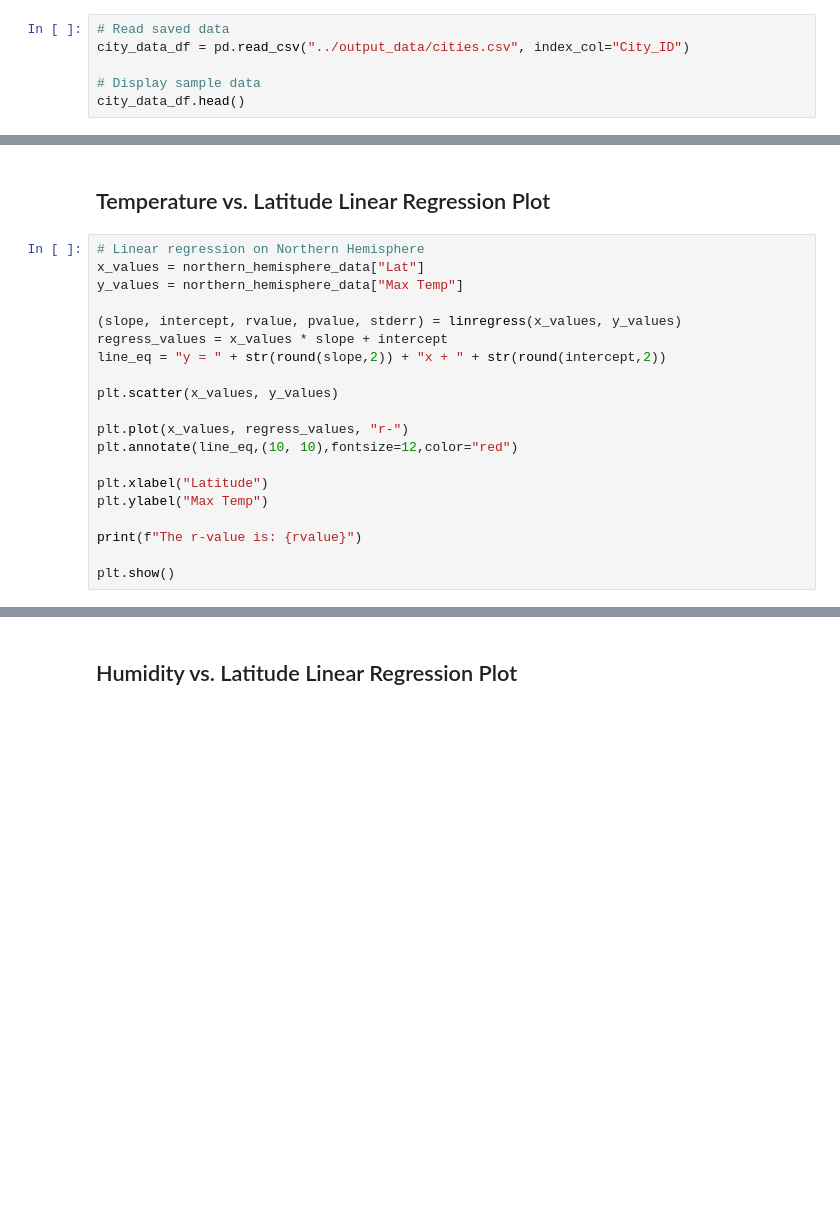
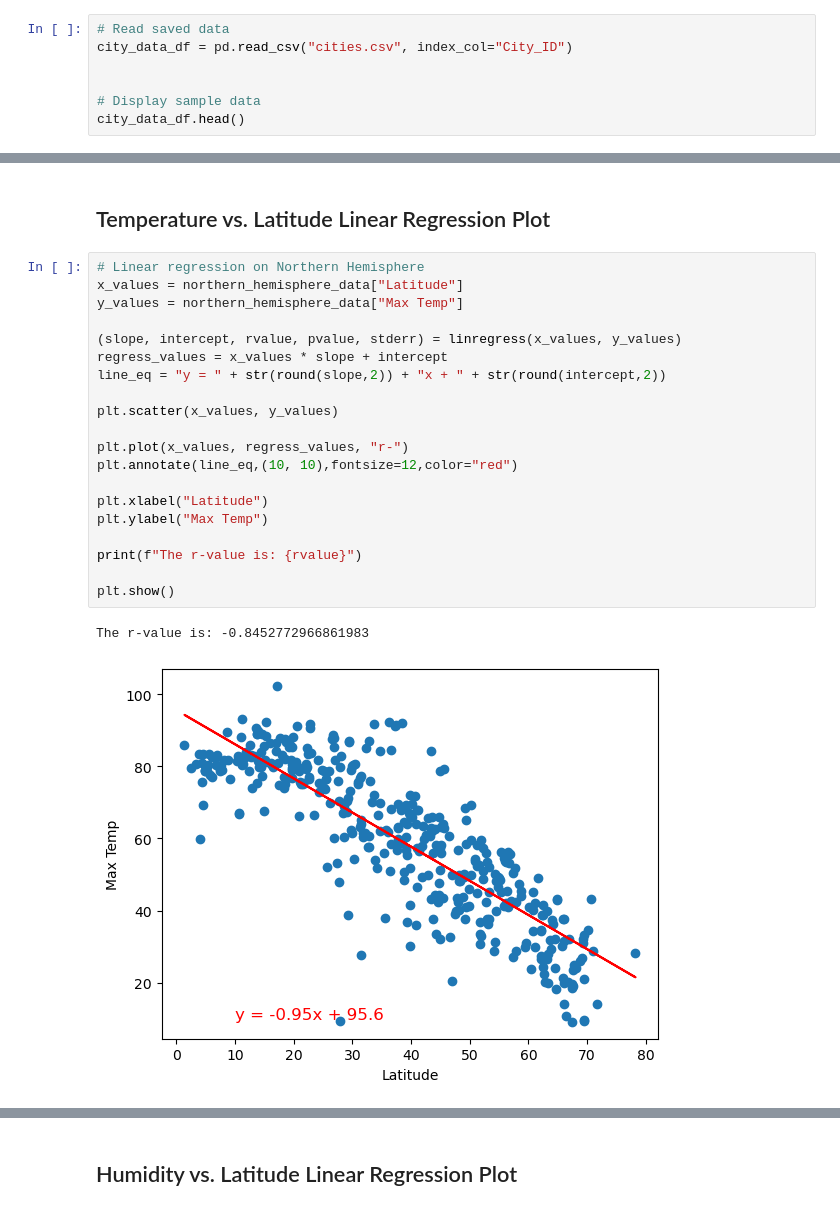
Before and after one commit to russo-53/Python_API_Challenge, a Jupyter notebook: Weather_Py_week6_HW.ipynb, the cells around one changed output, grey strips where cells are left out. Cells and saved outputs as stored; diff of their text form; blank space fills up the shorter version.

```diff
--- a/Weather_Py_week6_HW.ipynb
+++ b/Weather_Py_week6_HW.ipynb
@@ -154,6 +172,7 @@ city_data_df.to_csv("../output_data/cities.csv", index_label="City_ID")
 # %%
 # Read saved data
-city_data_df = pd.read_csv("../output_data/cities.csv", index_col="City_ID")
+city_data_df = pd.read_csv("cities.csv", index_col="City_ID")
+
 
 # Display sample data
 city_data_df.head()
@@ -253,24 +304,27 @@ southern_hemisphere_data.head()
 ## Temperature vs. Latitude Linear Regression Plot
 # %%
 # Linear regression on Northern Hemisphere
-x_values = northern_hemisphere_data["Lat"]
+x_values = northern_hemisphere_data["Latitude"]
 y_values = northern_hemisphere_data["Max Temp"]
 
 (slope, intercept, rvalue, pvalue, stderr) = linregress(x_values, y_values)
 regress_values = x_values * slope + intercept
 line_eq = "y = " + str(round(slope,2)) + "x + " + str(round(intercept,2))
 
 plt.scatter(x_values, y_values)
 
 plt.plot(x_values, regress_values, "r-")
 plt.annotate(line_eq,(10, 10),fontsize=12,color="red")
 
 plt.xlabel("Latitude")
 plt.ylabel("Max Temp")
 
 print(f"The r-value is: {rvalue}")
 
 plt.show()
+# %% [output]
+The r-value is: -0.8452772966861983
+[figure, added]
 # %%
 #Linear regression on Southern Hemisphere
 x_values = southern_hemisphere_data["Lat"]
```
Also changed, not shown: parts of 27 cells of this notebook, 8 other files.
